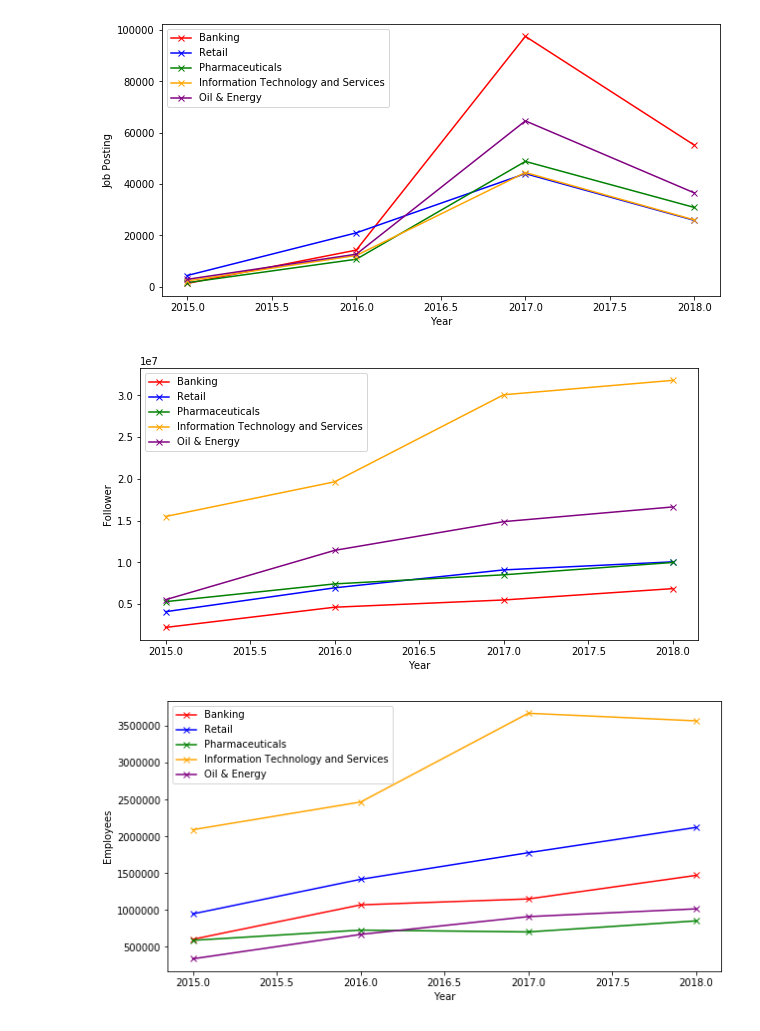
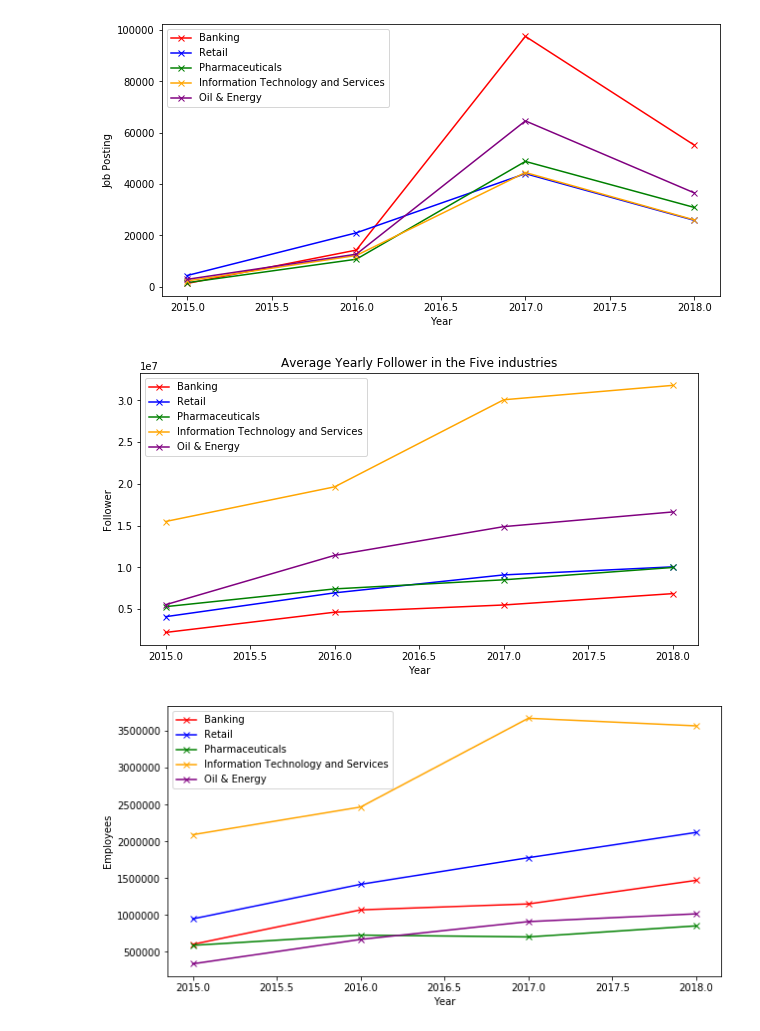
Before and after one commit to cchasing/TDI_Sec1, a Jupyter notebook: linkedin_company.ipynb, the cells around one changed output. Drawn from its saved outputs; the diff is of its cells as text; code cells hidden in the pictures.

```diff
--- a/linkedin_company.ipynb
+++ b/linkedin_company.ipynb
@@ -72,17 +72,18 @@ oi_follower = oi_follower_.groupby([oi_follower_.date_added])['followers_count']
 # %%
 plt.plot(years, bk_follower, marker = 'x', color = 'r')
 plt.plot(years, re_follower, marker = 'x', color = 'b')
 plt.plot(years, ph_follower, marker = 'x', color = 'g')
 plt.plot(years, it_follower, marker = 'x', color = 'orange')
 plt.plot(years, oi_follower, marker = 'x', color = 'purple')
 plt.xlabel('Year')
 plt.ylabel('Follower')
+plt.title('Average Yearly Followers in the Five industries')
 plt.legend(['Banking','Retail','Pharmaceuticals','Information Technology and Services','Oil & Energy'])
 fig = plt.gcf()
 fig.set_size_inches(10, 5)
 fig.savefig('Follower.png', dpi=400)
 # %% [output]
-[figure, old version]
+[figure, new version]
 # %%
 bk_employees_ = df[df['industry']=='Banking'].groupby([df.date_added.dt.year, df.company_name])["employees_on_platform"].mean().reset_index()
 bk_employees = bk_employees_.groupby([bk_follower_.date_added])['employees_on_platform'].sum().to_list()
```
Also changed, not shown: parts of 3 cells of this notebook, 3 other files.
